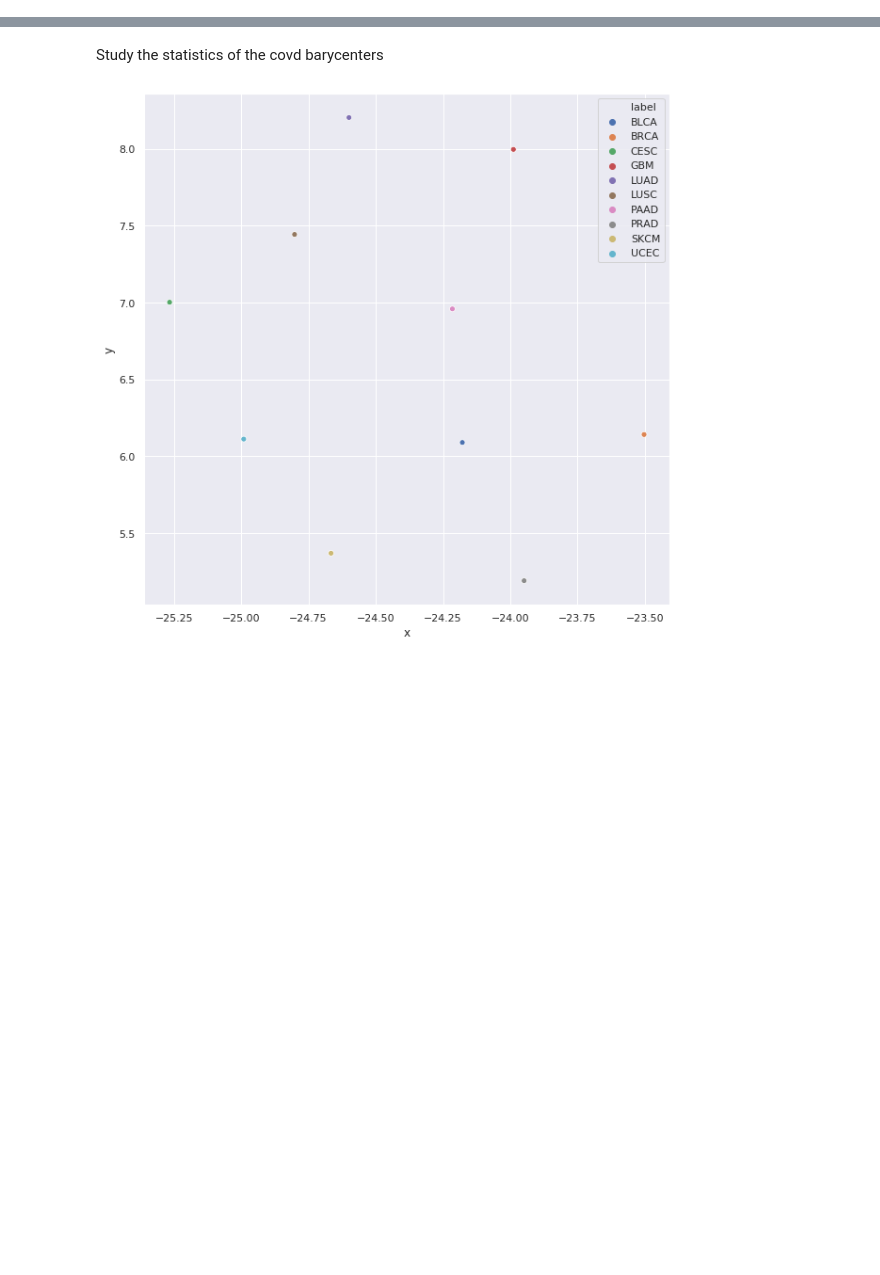
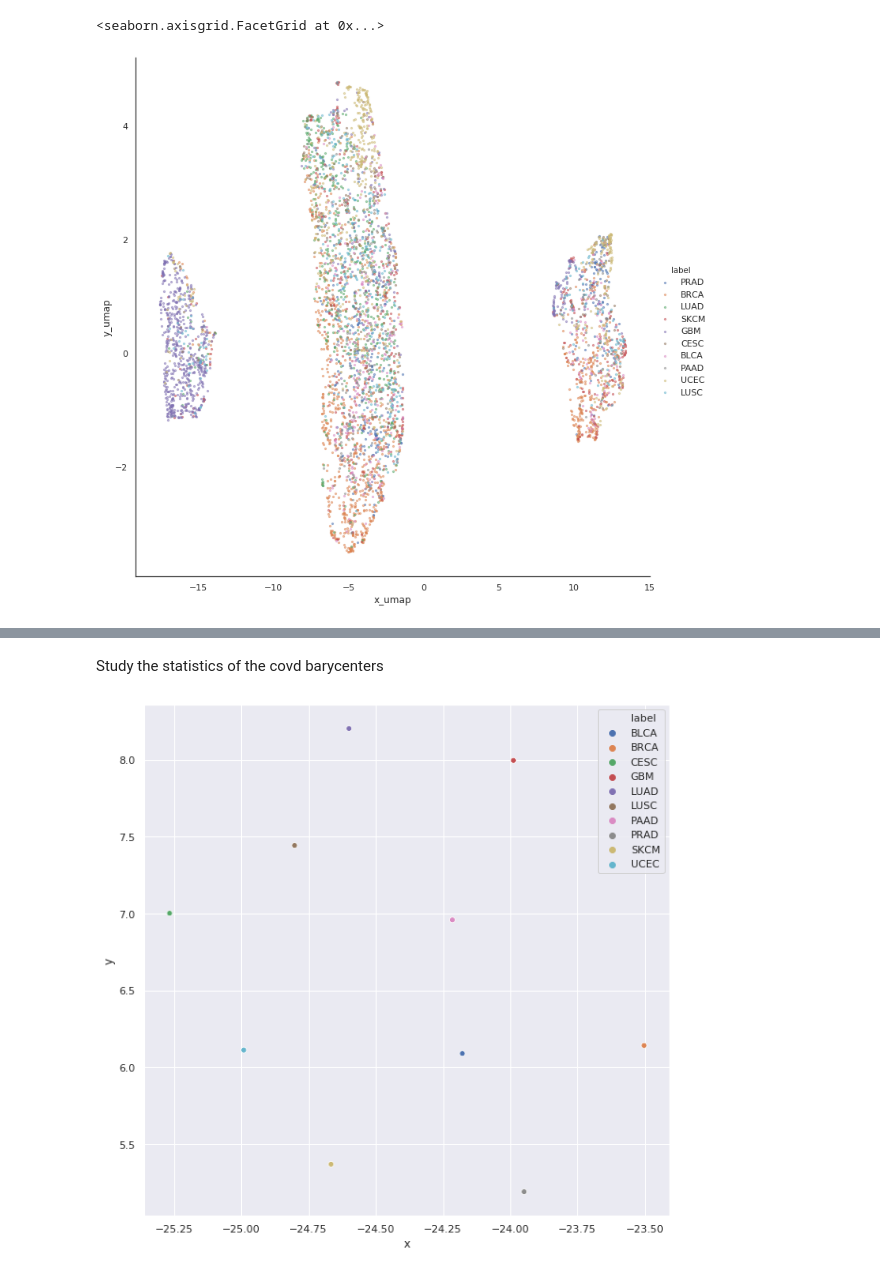
Before and after one commit to garner1/nucleAI, a Jupyter notebook: ipynb/test.show_clusters.ipynb, the cells around one changed output, grey strips where cells are left out. Drawn from its saved outputs; the diff is of its cells as text; code cells hidden in the pictures; blank space fills up the shorter version.

```diff
--- a/ipynb/test.show_clusters.ipynb
+++ b/ipynb/test.show_clusters.ipynb
@@ -23,6 +31,14 @@ seaborn.set(style='white')
 fg = seaborn.FacetGrid(data=df[['x_umap','y_umap','UMAP_cluster_ID']],
                        hue='UMAP_cluster_ID')
 fg.map(pyplot.scatter, 'x_umap', 'y_umap').add_legend()
+# %%
+
+fg = seaborn.FacetGrid(data=df[['x_umap','y_umap','label']],
+                       hue='label',size=10)
+fg.map(pyplot.scatter, 'x_umap', 'y_umap',s=5,alpha=0.5).add_legend()
+# %% [output]
+<seaborn.axisgrid.FacetGrid at 0x...>
+[figure, added]
 # %%
 fg = seaborn.FacetGrid(data=df[['x_pca','y_pca','PCA_cluster_ID']],
                        hue='PCA_cluster_ID')
```
Also changed, not shown: parts of 4 cells of this notebook, 1 other file.
